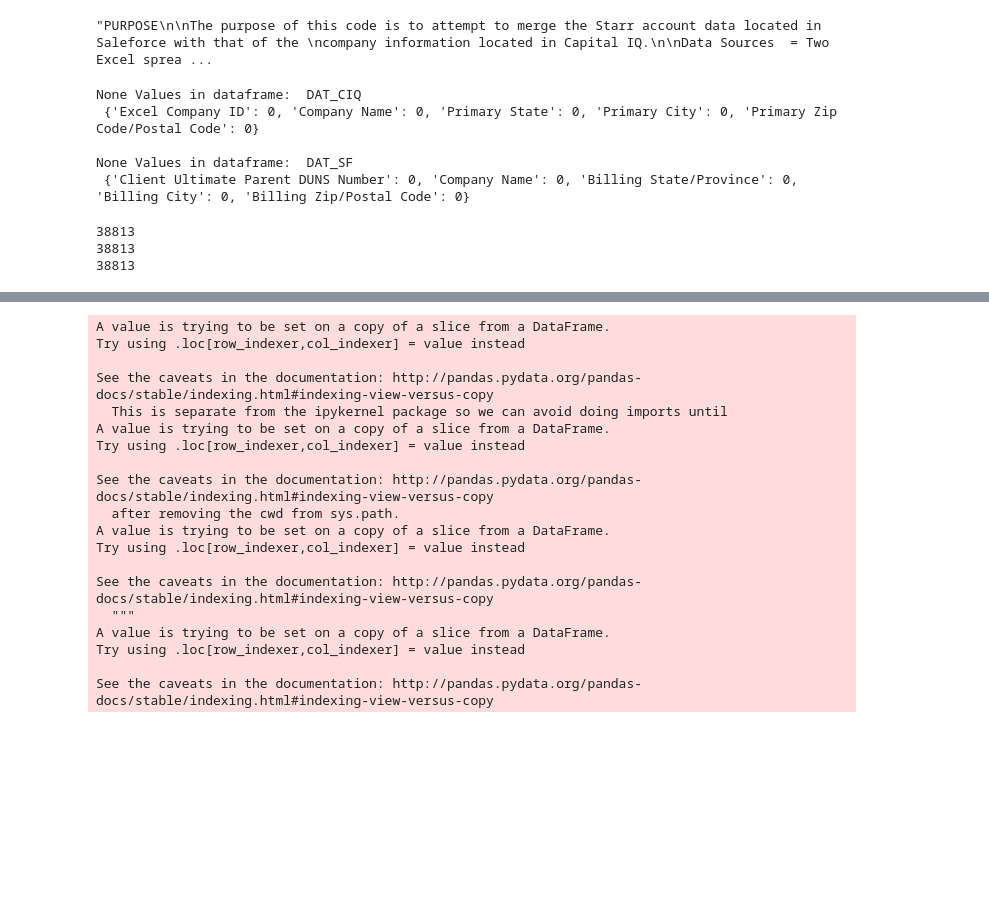
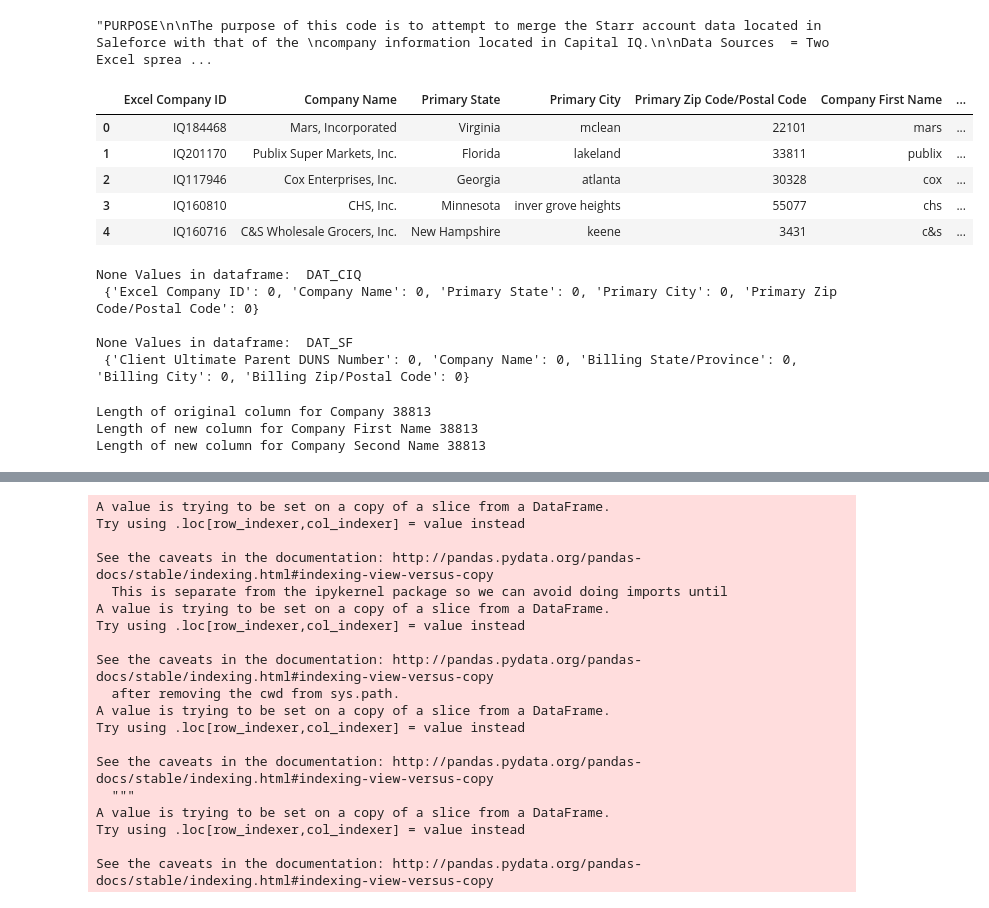
Before and after one commit to ccirelli2/Data-Merge-Project, a Jupyter notebook: Database Merge_v3.ipynb, the cells around one changed output, grey strips where cells are left out. Drawn from its saved outputs; the diff is of its cells as text; code cells hidden in the pictures; blank space fills up the shorter version.

```diff
--- a/Database Merge_v3.ipynb
+++ b/Database Merge_v3.ipynb
@@ -52,6 +52,15 @@ DAT_CIQ = df_CIQ[['Excel Company ID', 'Company Name', 'Primary State', 'Primary
 
 DAT_SF = df_SF[['Client Ultimate Parent DUNS Number', 'Company Name', 'Billing State/Province', 'Billing City',
                 'Billing Zip/Postal Code']]
+# %%
+DAT_CIQ.head()
+# %% [output]
+|  | Excel Company ID | Company Name | Primary State | Primary City | Primary Zip Code/Postal Code | Company First Name | ... |
+| 0 | IQ184468 | Mars, Incorporated | Virginia | mclean | 22101 | mars | ... |
+| 1 | IQ201170 | Publix Super Markets, Inc. | Florida | lakeland | 33811 | publix | ... |
+| 2 | IQ117946 | Cox Enterprises, Inc. | Georgia | atlanta | 30328 | cox | ... |
+| 3 | IQ160810 | CHS, Inc. | Minnesota | inver grove heights | 55077 | chs | ... |
+| 4 | IQ160716 | C&S Wholesale Grocers, Inc. | New Hampshire | keene | 3431 | c&s | ... |
 # %%
 # CALCULATE NONE VALUES
 # %%
@@ -95,10 +104,10 @@ DAT_SF_list_Second_Name = msd.get_company_name(DAT_SF, 'Second').copy()
 # Error Check = Verify Lenghts of Lists
 '''List lengths need to equal the length of the columns in the dataframe to properly append'''
 
-print(len(DAT_SF['Company Name']))
-print(len(DAT_SF_list_first_Name))
-print(len(DAT_SF_list_Second_Name))
+print('Length of original column for Company', len(DAT_SF['Company Name']))
+print('Length of new column for Company First Name', len(DAT_SF_list_first_Name))
+print('Length of new column for Company Second Name', len(DAT_SF_list_Second_Name))
 # %% [output]
-38813
-38813
-38813
+Length of original column for Company 38813
+Length of new column for Company First Name 38813
+Length of new column for Company Second Name 38813
```
Also changed, not shown: parts of 28 cells of this notebook, 1 other file.
